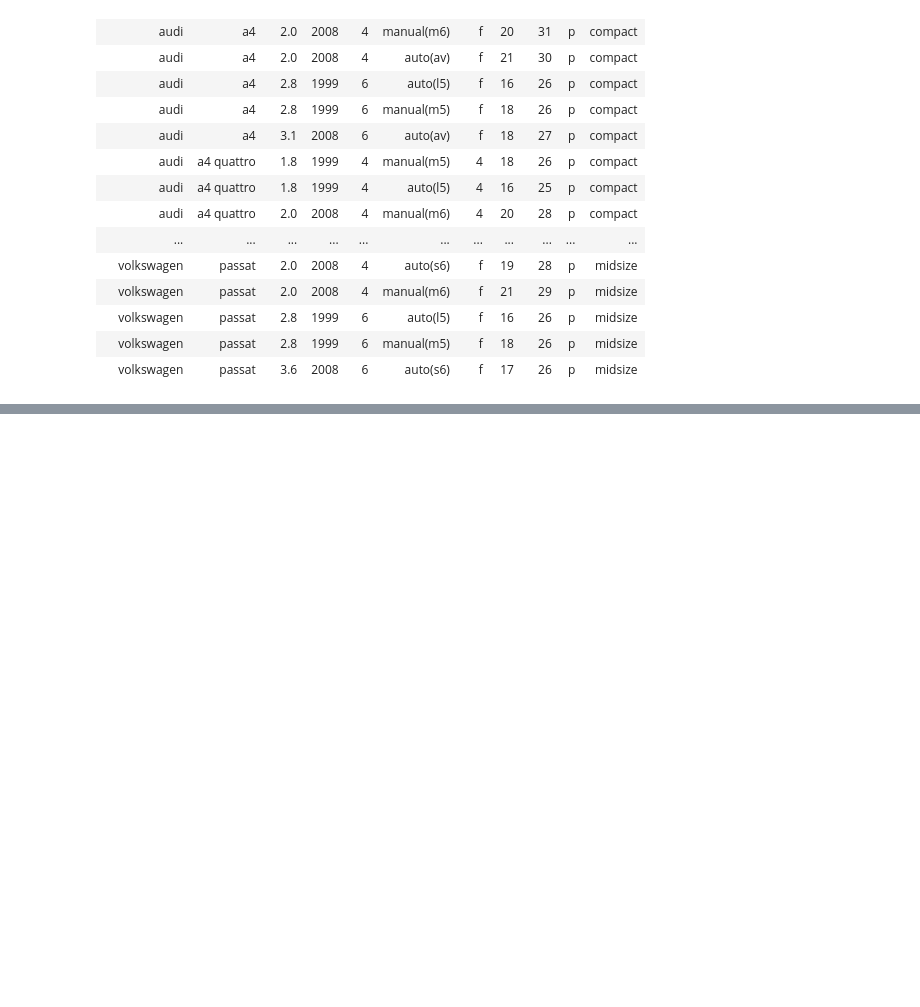
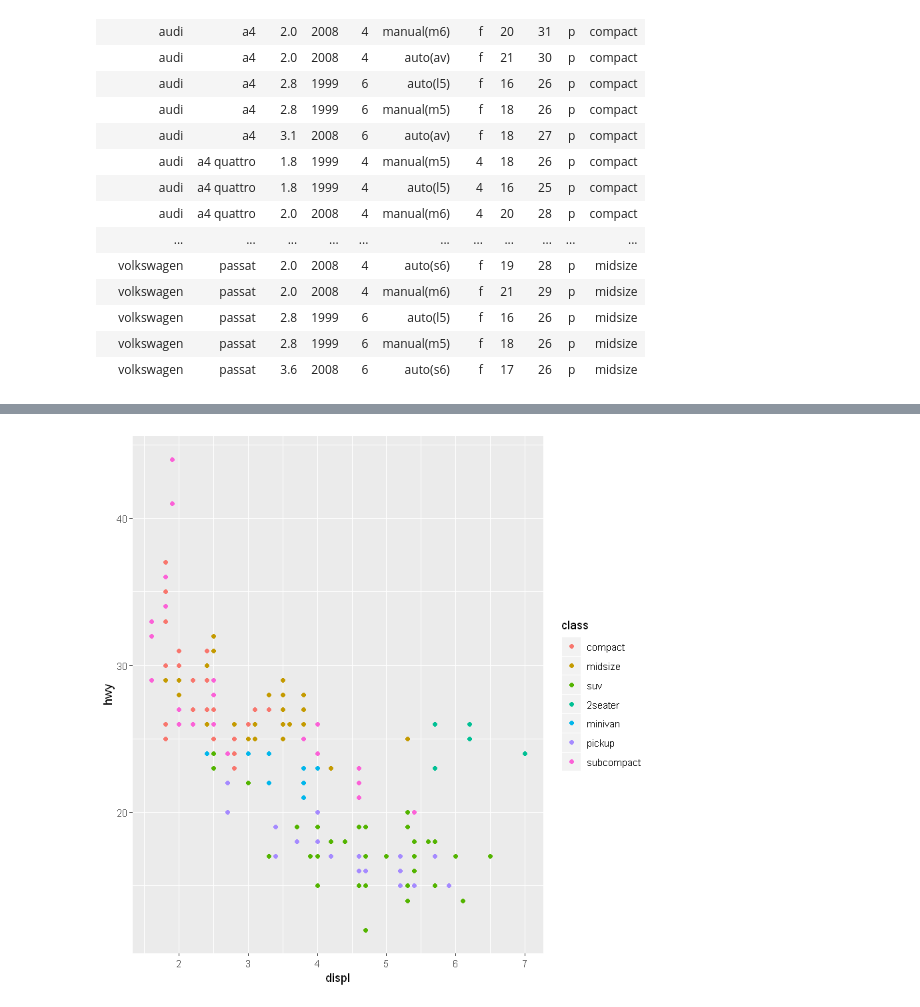
Before and after one commit to Diegocanales1/Series-de-Tiempo, a Jupyter notebook: Intro a R.ipynb, the cells around one changed output, grey strips where cells are left out. Cells and saved outputs as stored; diff of their text form; code cells hidden in the pictures; blank space fills up the shorter version.

```diff
--- a/Intro a R.ipynb
+++ b/Intro a R.ipynb
@@ -281,0 +400,9 @@ mpg
+# %%
+mpg_editada2 %>%
+  ggplot() +
+    geom_point(mapping = aes(x = displ,
+                            y = hwy,
+                            color = class)
+              )
+# %% [output]
+[figure, added]
```
Also changed, not shown: parts of 13 cells of this notebook.
